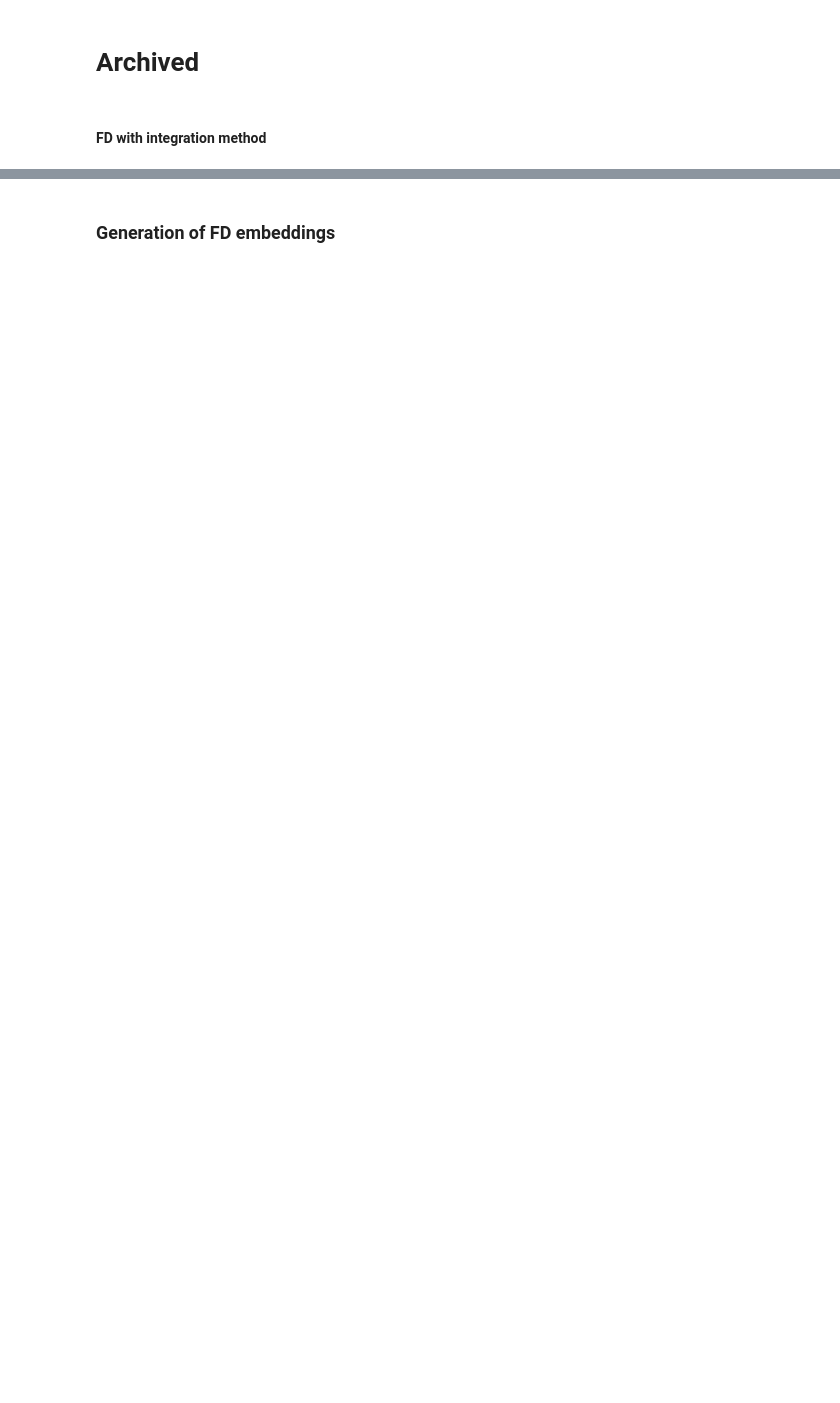
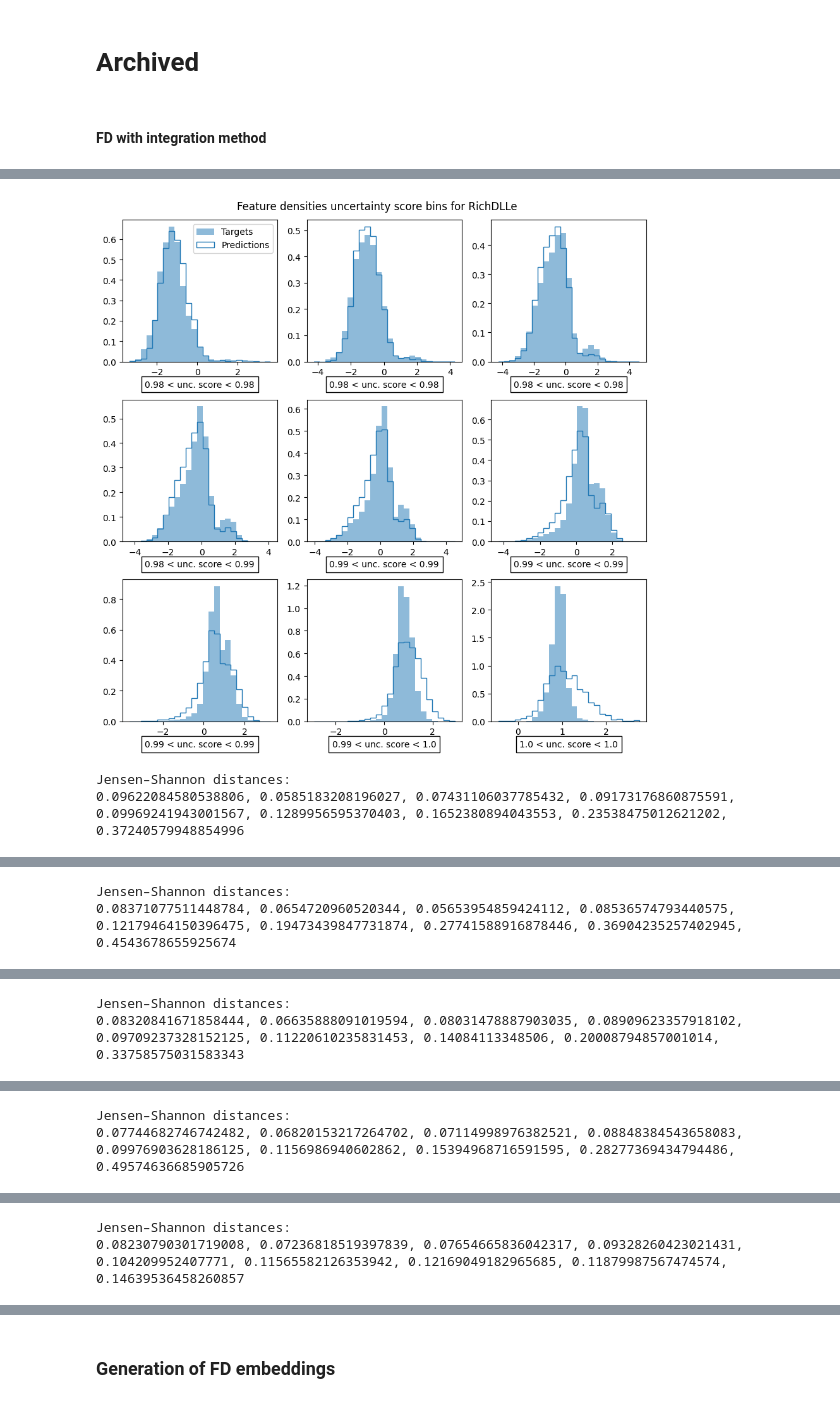
Before and after one commit to evillag/uncertainty_gan, a Jupyter notebook: TestBench.ipynb, the cells around one changed output, grey strips where cells are left out. Cells and saved outputs as stored; diff of their text form; code cells hidden in the pictures; blank space fills up the shorter version.

```diff
--- a/TestBench.ipynb
+++ b/TestBench.ipynb
@@ -587,8 +539,9 @@ plot_efficiencies(y_sample, t_generated, fd_uncertainty_normalized, [.1, .2, .3]
 # %% [markdown]
 #### FD with integration method
 # %%
-# fd_uncertainty_integration, _ = fd_evaluate_model(model, x_sample, known_embeddings=train_embeddings, likelihood_method='integration')
+fd_uncertainty_integration, _ = fd_evaluate_model(model, x_sample, known_embeddings=train_embeddings, n_fit_samples=100,
+                                                  likelihood_method='integration')
 
-# print('Feature Densities using INTEGRATION uncertainty score for x_sample:')
-# fd_uncertainty_integration
+print('Feature Densities using INTEGRATION uncertainty score for x_sample:')
+fd_uncertainty_integration
 # %% [output]
@@ -616,0 +560,13 @@ array([0.99696795, 0.98386122, 0.9930798 , 0.99029255, 0.99388116,
+# %%
+all_fd_bin_edges, all_fd_js_distances = [], []
+
+for i in range(5):
+  fd_bin_edges, fd_js_distances = estimate_distances_and_plot_uncertainty_bins(
+      y_sample, t_generated, fd_uncertainty_integration, 'Feature densities', particle_index = i, n_rows = 3, n_cols = 3)
+
+  all_fd_bin_edges += [fd_bin_edges]
+  all_fd_js_distances += [fd_js_distances]
+# %% [output]
+[figure, added]
+Jensen–Shannon distances:
+0.09622084580538806, 0.0585183208196027, 0.07431106037785432, 0.09173176860875591, 0.09969241943001567, 0.1289956595370403, 0.1652380894043553, 0.23538475012621202, 0.37240579948854996
@@ -616,0 +574,2 @@ array([0.99696795, 0.98386122, 0.9930798 , 0.99029255, 0.99388116,
+Jensen–Shannon distances:
+0.08371077511448784, 0.0654720960520344, 0.05653954859424112, 0.08536574793440575, 0.12179464150396475, 0.19473439847731874, 0.27741588916878446, 0.36904235257402945, 0.4543678655925674
@@ -616,0 +577,2 @@ array([0.99696795, 0.98386122, 0.9930798 , 0.99029255, 0.99388116,
+Jensen–Shannon distances:
+0.08320841671858444, 0.06635888091019594, 0.08031478887903035, 0.08909623357918102, 0.09709237328152125, 0.11220610235831453, 0.14084113348506, 0.20008794857001014, 0.33758575031583343
@@ -616,0 +580,2 @@ array([0.99696795, 0.98386122, 0.9930798 , 0.99029255, 0.99388116,
+Jensen–Shannon distances:
+0.07744682746742482, 0.06820153217264702, 0.07114998976382521, 0.08848384543658083, 0.09976903628186125, 0.1156986940602862, 0.15394968716591595, 0.28277369434794486, 0.49574636685905726
@@ -616,0 +583,2 @@ array([0.99696795, 0.98386122, 0.9930798 , 0.99029255, 0.99388116,
+Jensen–Shannon distances:
+0.08230790301719008, 0.07236818519397839, 0.07654665836042317, 0.09328260423021431, 0.104209952407771, 0.11565582126353942, 0.12169049182965685, 0.11879987567474574, 0.14639536458260857
```
Also changed, not shown: parts of 24 cells of this notebook.
